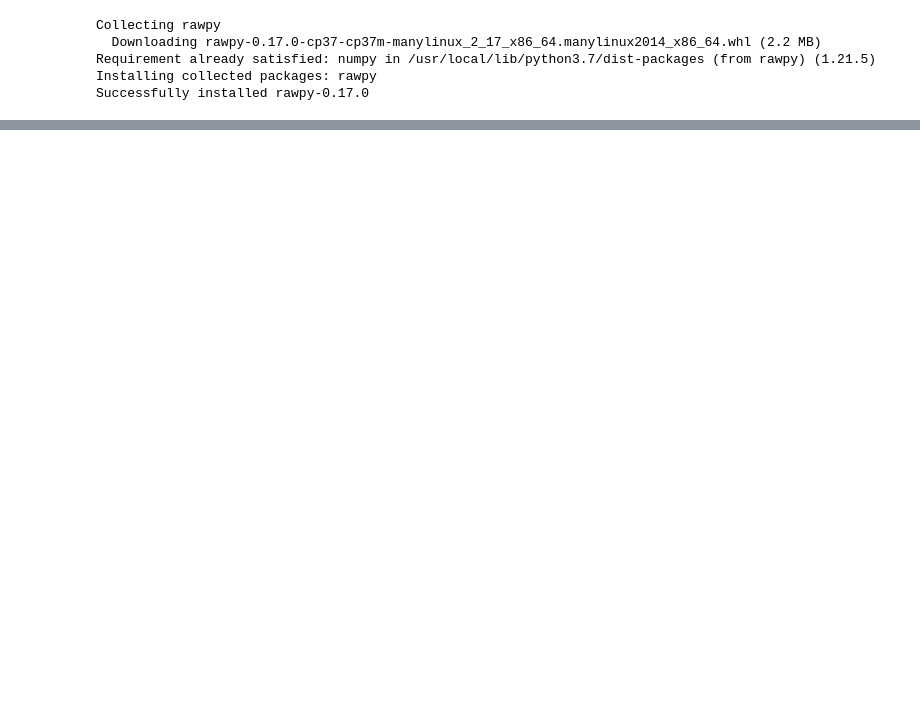
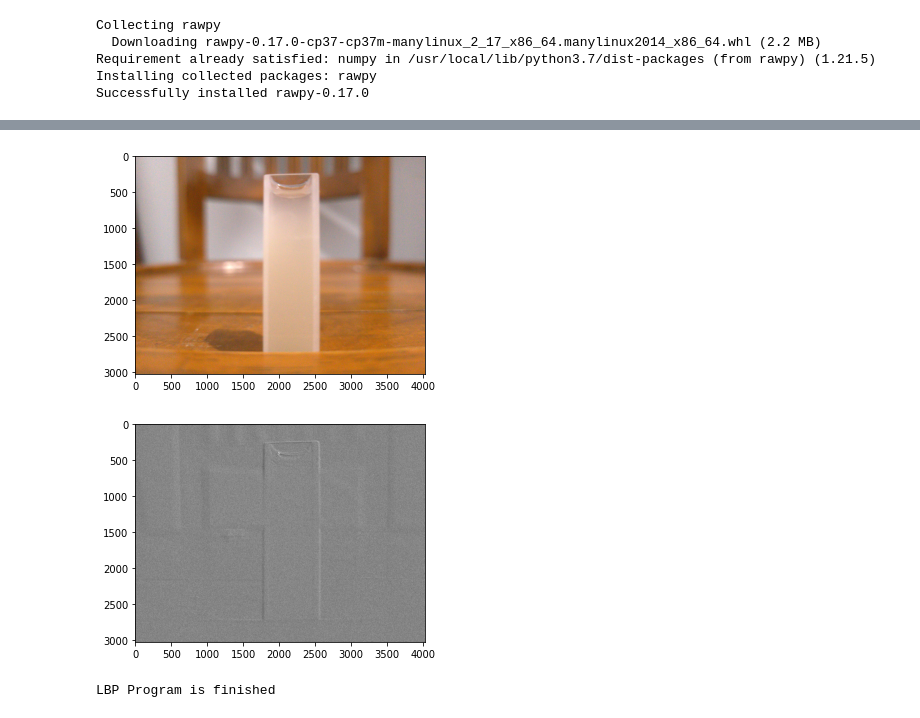
Before and after one commit to naufalhisyam/WaterTurbidityPred, a Jupyter notebook: LBP_from_DNG.ipynb, the cells around one changed output, grey strips where cells are left out. Saved outputs shown, nothing was run; the diff lists cells and outputs as text; code cells hidden in the pictures; blank space fills up the shorter version.

```diff
--- a/LBP_from_DNG.ipynb
+++ b/LBP_from_DNG.ipynb
@@ -85,38 +87,43 @@ def lbp_calculated_pixel(img, x, y):
 
     return val
 # %%
-name = ''
-path = 'GFG.png'
+name = 'uncontrolled'
+path = '/content/gdrive/MyDrive/tes_citra/uncontrolled.dng'
 raw = rawpy.imread(path)
 rgb = raw.postprocess()
 img_bgr = rgb
 
 height, width, _ = img_bgr.shape
 
 # We need to convert RGB image
 # into gray one because gray
 # image has one channel only.
 img_gray = cv2.cvtColor(img_bgr,
                         cv2.COLOR_BGR2GRAY)
 
 # Create a numpy array as
 # the same height and width
 # of RGB image
 img_lbp = np.zeros((height, width),
                    np.uint8)
 
 for i in range(0, height):
     for j in range(0, width):
         img_lbp[i, j] = lbp_calculated_pixel(img_gray, i, j)
 
 plt.imshow(img_bgr)
 plt.show()
 
 plt.imshow(img_lbp, cmap ="gray")
 plt.show()
 
 os.makedirs("/content/gdrive/MyDrive/tes_citra/hasil", exist_ok=True)
+os.makedirs("/content/hasil", exist_ok=True)
+cv2.imwrite(f'/content/hasil/{name}_lbp.jpg', img_lbp)
 !cp -a "/content/hasil/." "/content/gdrive/MyDrive/tes_citra/hasil"
-cv2.imwrite(f'/content/hasil/{name}_lbp.jpg', img_lbp)
 
 print("LBP Program is finished")
+# %% [output]
+[figure, added]
+[figure, added]
+LBP Program is finished
```
Also changed, not shown: parts of 1 cell of this notebook.
